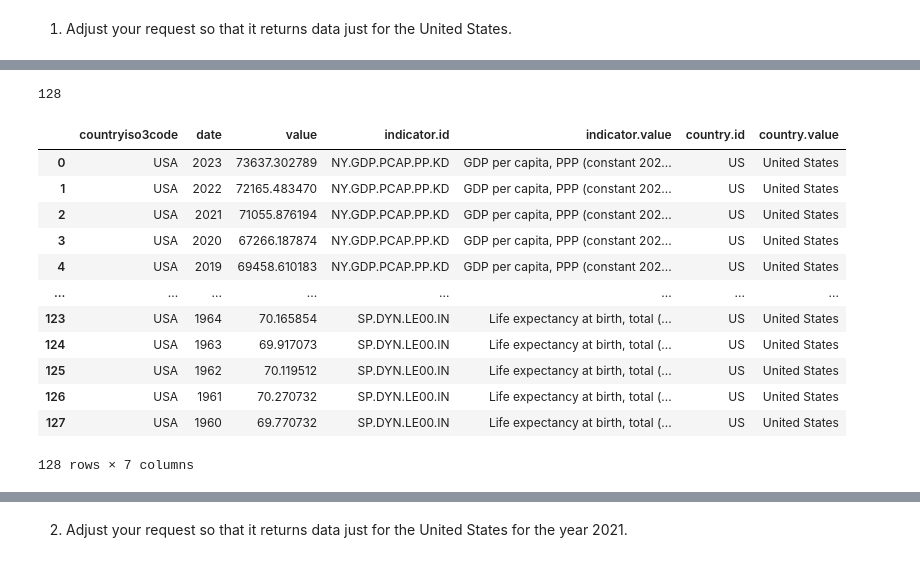
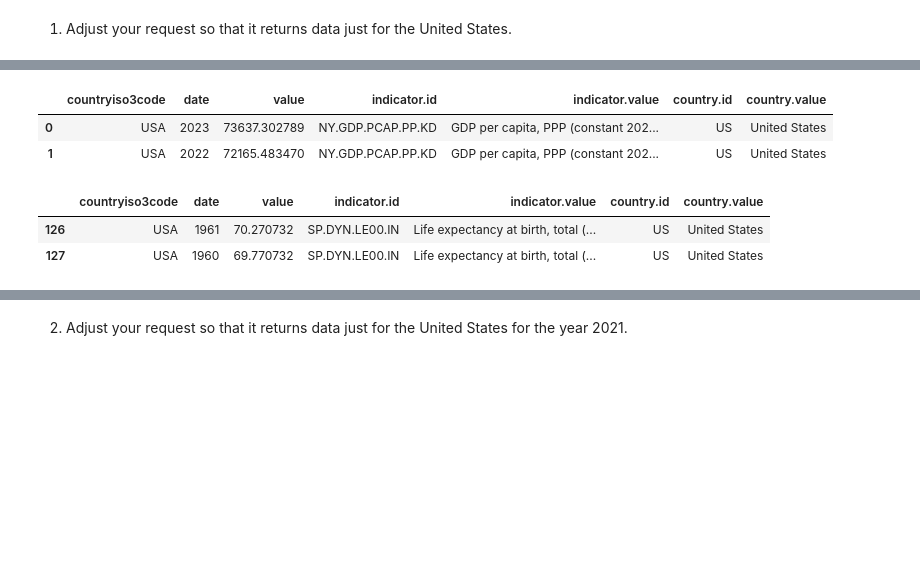
Before and after one commit to nss-data-science-cohort-8/api-exercise-DrewRichard7, a Jupyter notebook: notebooks/un_api_exercise.ipynb, the cells around one changed output, grey strips where cells are left out. Cells and saved outputs as stored; diff of their text form; code cells hidden in the pictures; blank space fills up the shorter version.

```diff
--- a/notebooks/un_api_exercise.ipynb
+++ b/notebooks/un_api_exercise.ipynb
@@ -257,29 +265,23 @@ res_merged_3
 # %%
+# world bank api request for multiple indicators, needs a source call at the end if multiple indicators
 endpoint='https://api.worldbank.org/v2/country/us/indicator/NY.GDP.PCAP.PP.KD;SP.DYN.LE00.IN?source=2'
 params={
     'format':'json',
     'Per_page':'296'
 }
 response6 = requests.get(endpoint, params=params)
-print(len(response6.json()[1]))
+# print(len(response6.json()[1]))
 res6 = (
     pd
     .json_normalize(response6.json()[1])
     .drop(columns={'scale', 'unit', 'obs_status','decimal'})
 )
-res6
+display(res6.head(2))
+display(res6.tail(2))
 # %% [output]
-128
 |  | countryiso3code | date | value | indicator.id | indicator.value | country.id | country.value |
 | 0 | USA | 2023 | 73637.302789 | NY.GDP.PCAP.PP.KD | GDP per capita, PPP (constant 202... | US | United States |
 | 1 | USA | 2022 | 72165.483470 | NY.GDP.PCAP.PP.KD | GDP per capita, PPP (constant 202... | US | United States |
-| 2 | USA | 2021 | 71055.876194 | NY.GDP.PCAP.PP.KD | GDP per capita, PPP (constant 202... | US | United States |
-| 3 | USA | 2020 | 67266.187874 | NY.GDP.PCAP.PP.KD | GDP per capita, PPP (constant 202... | US | United States |
-| 4 | USA | 2019 | 69458.610183 | NY.GDP.PCAP.PP.KD | GDP per capita, PPP (constant 202... | US | United States |
-| ... | ... | ... | ... | ... | ... | ... | ... |
-| 123 | USA | 1964 | 70.165854 | SP.DYN.LE00.IN | Life expectancy at birth, total (... | US | United States |
-| 124 | USA | 1963 | 69.917073 | SP.DYN.LE00.IN | Life expectancy at birth, total (... | US | United States |
-| 125 | USA | 1962 | 70.119512 | SP.DYN.LE00.IN | Life expectancy at birth, total (... | US | United States |
-| 126 | USA | 1961 | 70.270732 | SP.DYN.LE00.IN | Life expectancy at birth, total (... | US | United States |
-| 127 | USA | 1960 | 69.770732 | SP.DYN.LE00.IN | Life expectancy at birth, total (... | US | United States |
-128 rows × 7 columns
+|  | countryiso3code | date | value | indicator.id | indicator.value | country.id | country.value |
+| 126 | USA | 1961 | 70.270732 | SP.DYN.LE00.IN | Life expectancy at birth, total (... | US | United States |
+| 127 | USA | 1960 | 69.770732 | SP.DYN.LE00.IN | Life expectancy at birth, total (... | US | United States |
```
Also changed, not shown: parts of 17 cells of this notebook.
